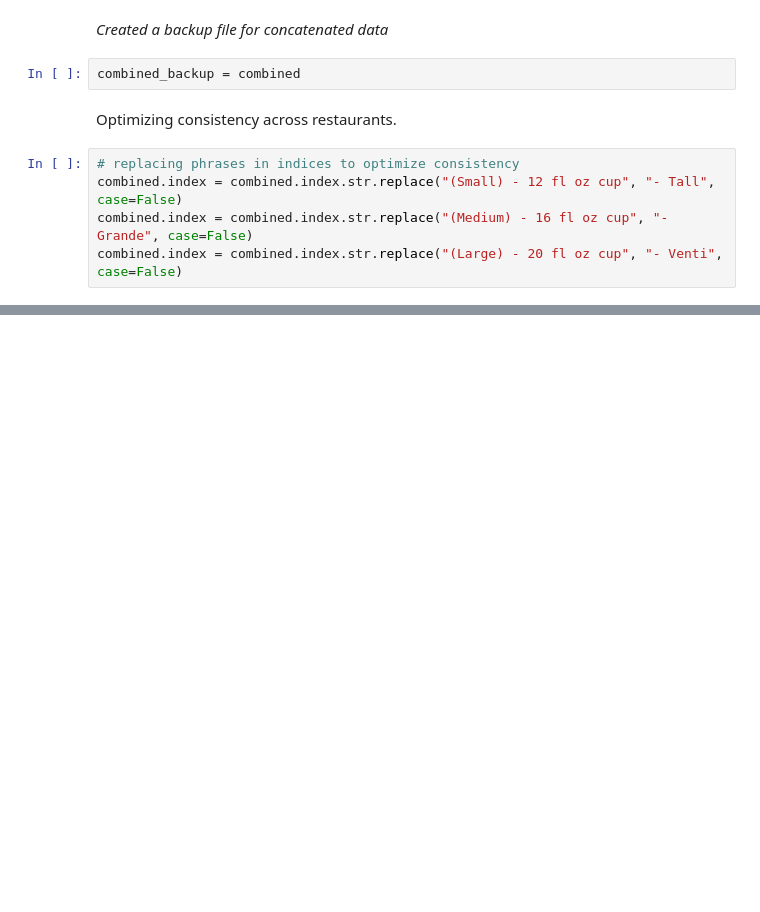
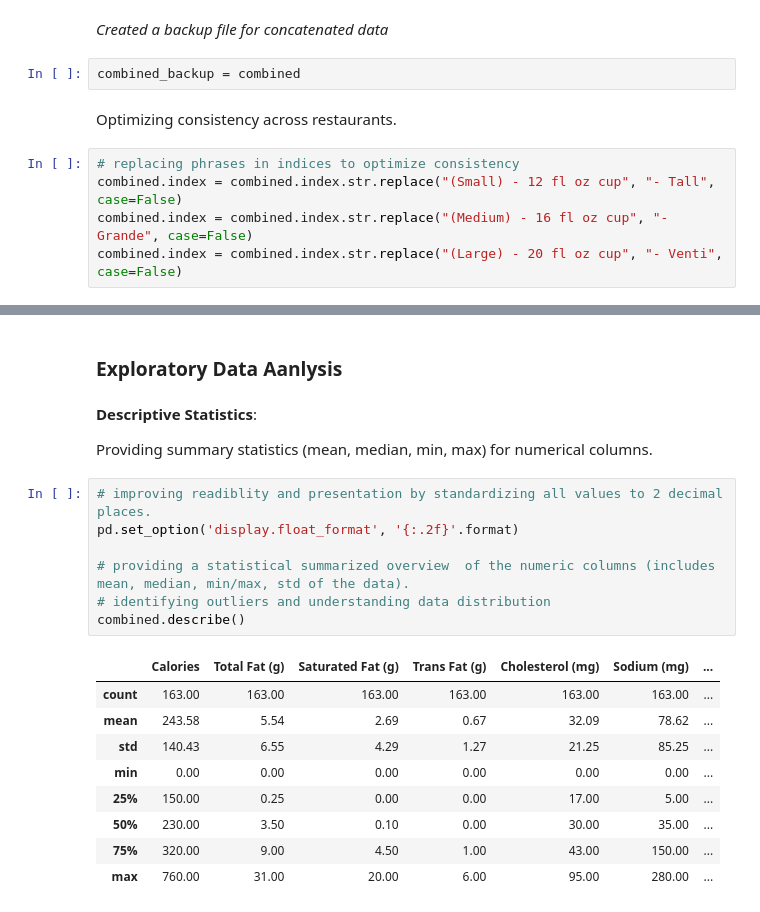
Before and after one commit to cmonjarr/AMB_Project_SP25, a Jupyter notebook: Nutrition Project/Nutrition_2025.ipynb, the cells around one changed output, grey strips where cells are left out. Saved outputs shown, nothing was run; the diff lists cells and outputs as text; blank space fills up the shorter version.

```diff
--- a/Nutrition Project/Nutrition_2025.ipynb
+++ b/Nutrition Project/Nutrition_2025.ipynb
@@ -1532,0 +1527,23 @@ combined.tail(30)
+# %% [markdown]
+### Exploratory Data Aanlysis
+# %% [markdown]
+**Descriptive Statistics**:
+
+Providing summary statistics (mean, median, min, max) for numerical columns.
+# %%
+# improving readiblity and presentation by standardizing all values to 2 decimal places.
+pd.set_option('display.float_format', '{:.2f}'.format)
+
+# providing a statistical summarized overview  of the numeric columns (includes mean, median, min/max, std of the data).
+# identifying outliers and understanding data distribution
+combined.describe()
+# %% [output]
+|  | Calories | Total Fat (g) | Saturated Fat (g) | Trans Fat (g) | Cholesterol (mg) | Sodium (mg) | ... |
+| count | 163.00 | 163.00 | 163.00 | 163.00 | 163.00 | 163.00 | ... |
+| mean | 243.58 | 5.54 | 2.69 | 0.67 | 32.09 | 78.62 | ... |
+| std | 140.43 | 6.55 | 4.29 | 1.27 | 21.25 | 85.25 | ... |
+| min | 0.00 | 0.00 | 0.00 | 0.00 | 0.00 | 0.00 | ... |
+| 25% | 150.00 | 0.25 | 0.00 | 0.00 | 17.00 | 5.00 | ... |
+| 50% | 230.00 | 3.50 | 0.10 | 0.00 | 30.00 | 35.00 | ... |
+| 75% | 320.00 | 9.00 | 4.50 | 1.00 | 43.00 | 150.00 | ... |
+| max | 760.00 | 31.00 | 20.00 | 6.00 | 95.00 | 280.00 | ... |
```
Also changed, not shown: parts of 1 cell of this notebook.
